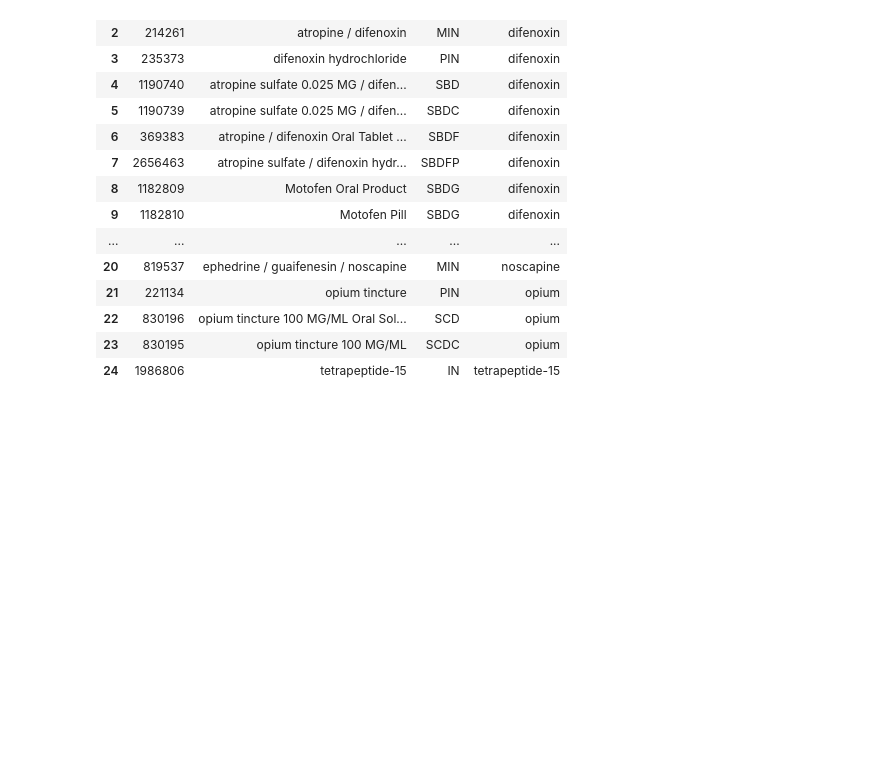
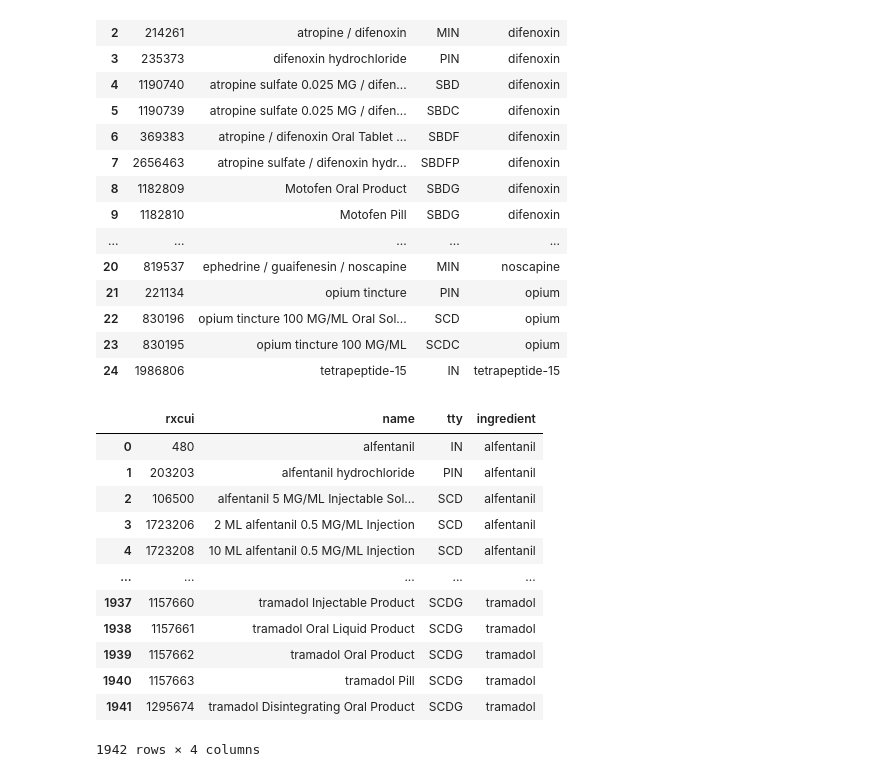
Before and after one commit to danielhmendoza01/Automatic_Code_Sets, a Jupyter notebook: RxNorm/Opioid/Opioid_Query.ipynb, the cells around one changed output. Drawn from its saved outputs; the diff is of its cells as text; code cells hidden in the pictures; blank space fills up the shorter version.

```diff
--- a/RxNorm/Opioid/Opioid_Query.ipynb
+++ b/RxNorm/Opioid/Opioid_Query.ipynb
@@ -456,3 +456,21 @@ df_nonpain
 | 24 | 1986806 | tetrapeptide-15 | IN | tetrapeptide-15 |
 # %%
 df_nonpain.to_excel("non-painOpioids.xlsx", index=False)
+# %%
+df_new = pd.read_excel(r"C:\Users\Daniel\Documents\opiod_list\Atomatic_Code_Sets\RxNorm\Appendices\Appendix3.xlsx")
+# %%
+df_new
+# %% [output]
+|  | rxcui | name | tty | ingredient |
+| 0 | 480 | alfentanil | IN | alfentanil |
+| 1 | 203203 | alfentanil hydrochloride | PIN | alfentanil |
+| 2 | 106500 | alfentanil 5 MG/ML Injectable Sol... | SCD | alfentanil |
+| 3 | 1723206 | 2 ML alfentanil 0.5 MG/ML Injection | SCD | alfentanil |
+| 4 | 1723208 | 10 ML alfentanil 0.5 MG/ML Injection | SCD | alfentanil |
+| ... | ... | ... | ... | ... |
+| 1937 | 1157660 | tramadol Injectable Product | SCDG | tramadol |
+| 1938 | 1157661 | tramadol Oral Liquid Product | SCDG | tramadol |
+| 1939 | 1157662 | tramadol Oral Product | SCDG | tramadol |
+| 1940 | 1157663 | tramadol Pill | SCDG | tramadol |
+| 1941 | 1295674 | tramadol Disintegrating Oral Product | SCDG | tramadol |
+1942 rows × 4 columns
```
Also changed, not shown: parts of 5 cells of this notebook, 1 other file.
